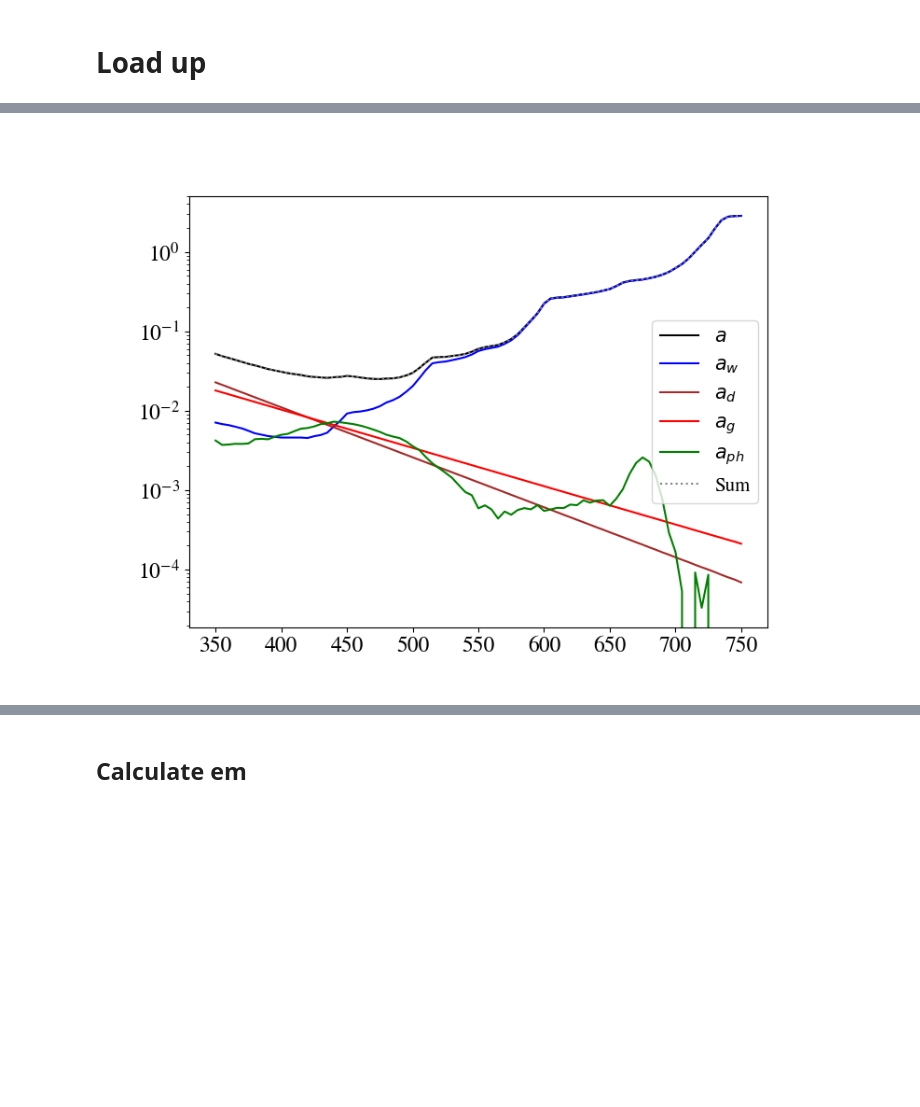
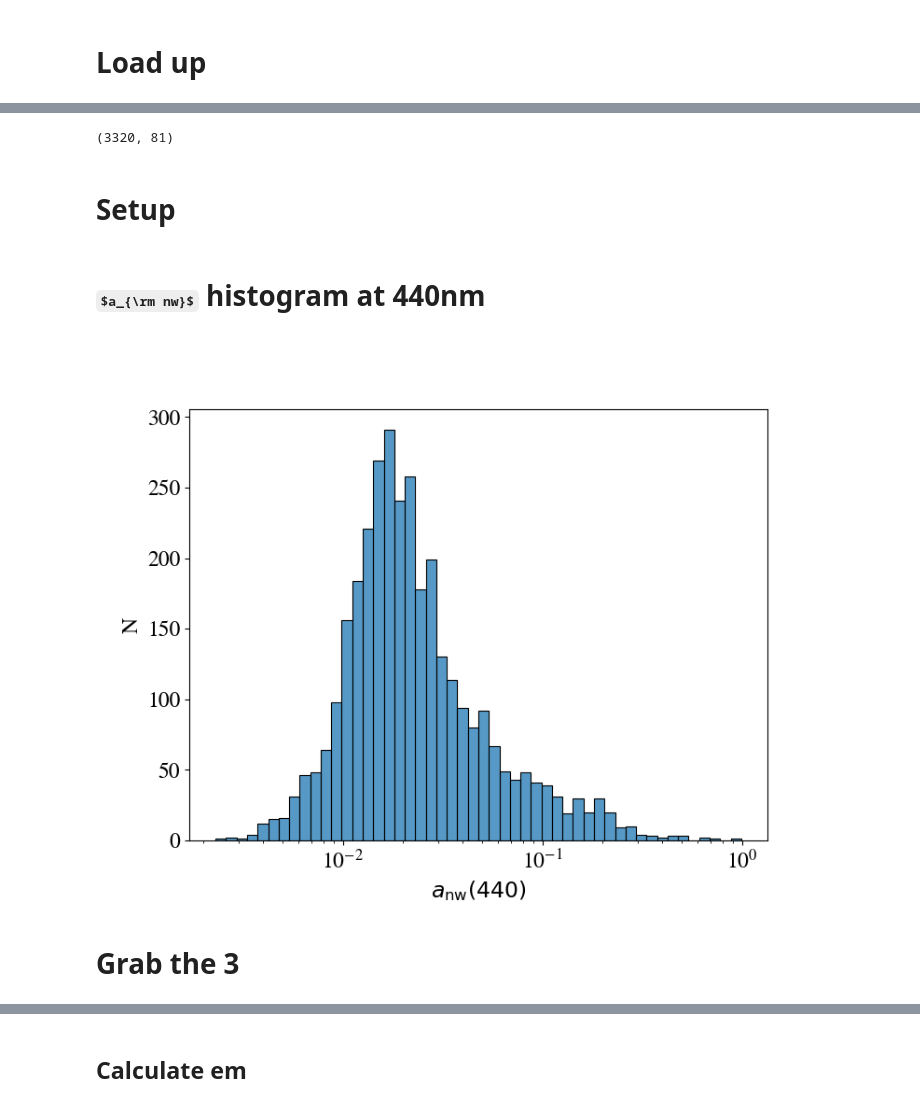
Before and after one commit to ocean-colour/bing, a Jupyter notebook: papers/phytoplankton/Analysis/Deriative.ipynb, the cells around one changed output, grey strips where cells are left out. Cells and saved outputs as stored; diff of their text form; code cells hidden in the pictures; some formulas as TeX source; blank space fills up the shorter version.

```diff
--- a/papers/phytoplankton/Analysis/Deriative.ipynb
+++ b/papers/phytoplankton/Analysis/Deriative.ipynb
@@ -58,19 +46,26 @@ aph = all_aph[idx]
-# %%
-fig = plt.figure(figsize=(8,6))
-ax = plt.gca()
-#
-ax.plot(l23_wave, a, 'k', label=r'$a$')
-ax.plot(l23_wave, aw, 'b', label=r'$a_w$')
-ax.plot(l23_wave, ad, color='brown', label=r'$a_d$')
-ax.plot(l23_wave, ag, color='r', label=r'$a_g$')
-ax.plot(l23_wave, aph, color='green', label=r'$a_{ph}$')
-#
-ax.plot(l23_wave, aw+ad+ag+aph, color='gray', ls=':', label='Sum')
-#
-ax.legend(fontsize=15.)
-oc_plotting.set_fontsize(ax, 17.)
-#
-ax.set_yscale('log')
-plt.show()
-# %% [output]
-[figure, removed]
+# %%
+all_anw.shape
+# %% [output]
+(3320, 81)
+# %% [markdown]
+# Setup
+# %%
+i440 = np.argmin(np.abs(l23_wave-440.))
+# %% [markdown]
+# $a_{\rm nw}$ histogram at 440nm
+# %%
+fig = plt.figure(figsize=(8,6))
+ax = plt.gca()
+
+sns.histplot(all_anw[:,i440], log_scale=(True,False))
+#
+ax.set_xlabel(r'$a_{\rm nw}(440)$')
+ax.set_ylabel('N')
+oc_plotting.set_fontsize(ax, 17.)
+#
+#ax.set_xscale('log')
+plt.show()
+# %% [output]
+[figure, added]
+# %% [markdown]
+# Grab the 3
```
Also changed, not shown: parts of 14 cells of this notebook.
